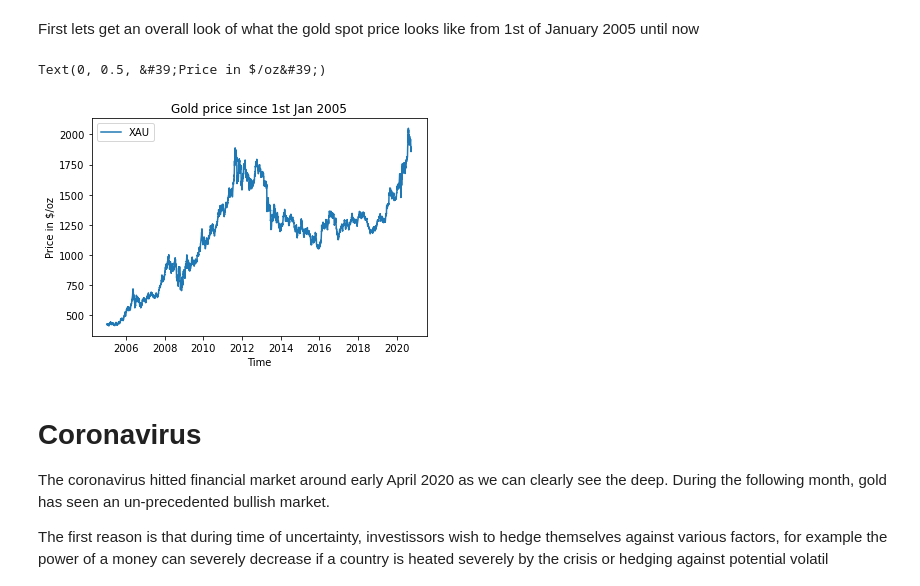
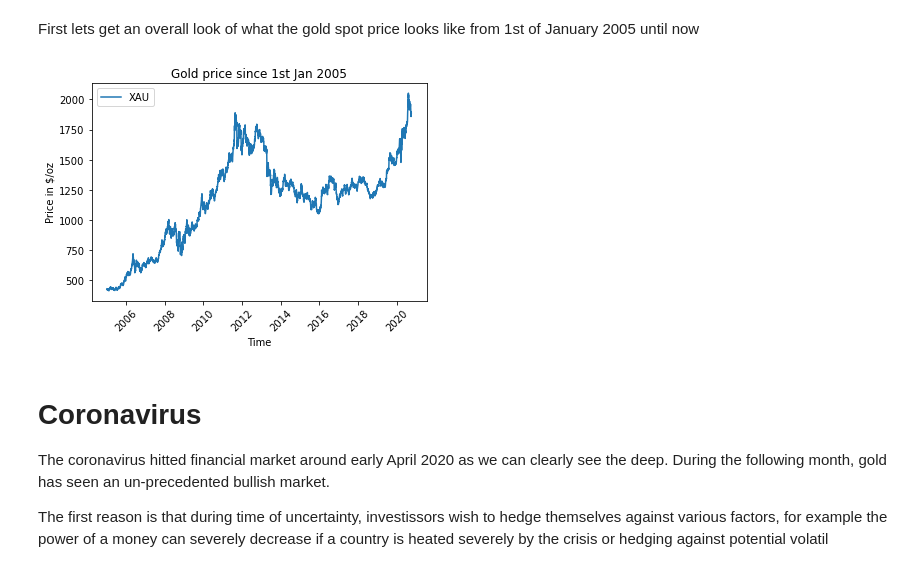
Before and after one commit to FranckNgN/Spot-prediction, a Jupyter notebook: report.ipynb, the cells around one changed output. Cells and saved outputs as stored; diff of their text form; code cells hidden in the pictures.

```diff
--- a/report.ipynb
+++ b/report.ipynb
@@ -55,13 +55,13 @@ First lets get an overall look of what the gold spot price looks like from 1st o
 # %%
 xau = allFormat[['XAU']] #Gold price
 
 sns.lineplot(data=xau)
 plt.title("Gold price since 1st Jan 2005")
 plt.xlabel('Time')
 plt.ylabel('Price in $/oz')
+plt.xticks(rotation=45);
 # %% [output]
-Text(0, 0.5, &#39;Price in $/oz&#39;)
-[figure, old version]
+[figure, new version]
 # %% [markdown]
 # Coronavirus
 The coronavirus hitted financial market around early April 2020 as we can clearly see the deep. During the following month, gold has seen an un-precedented bullish market.
```
Also changed, not shown: parts of 4 cells of this notebook.
